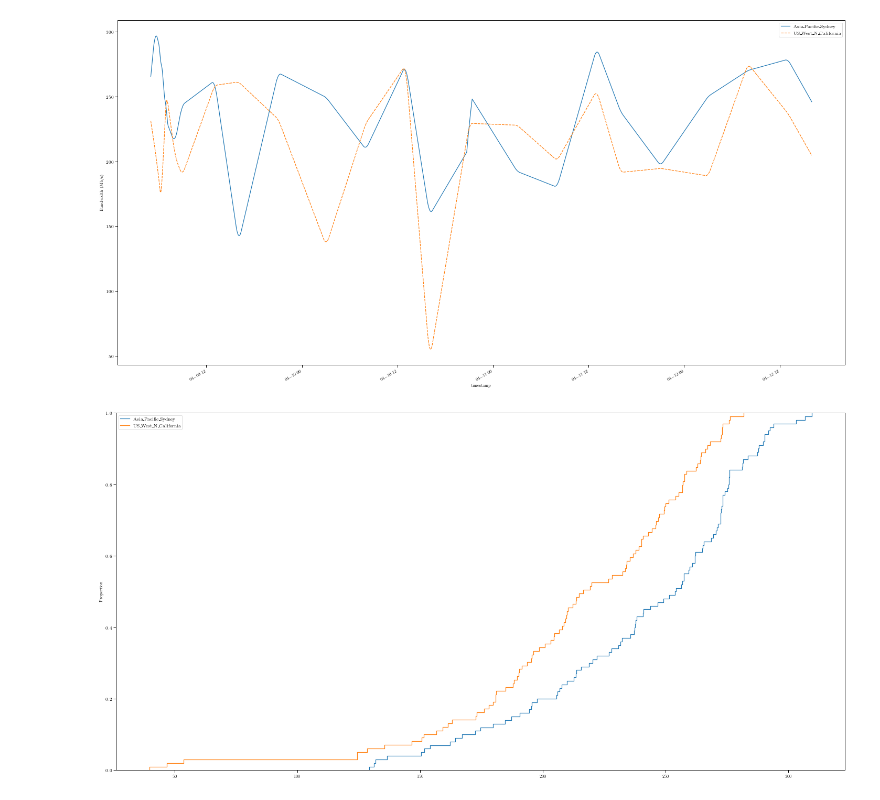
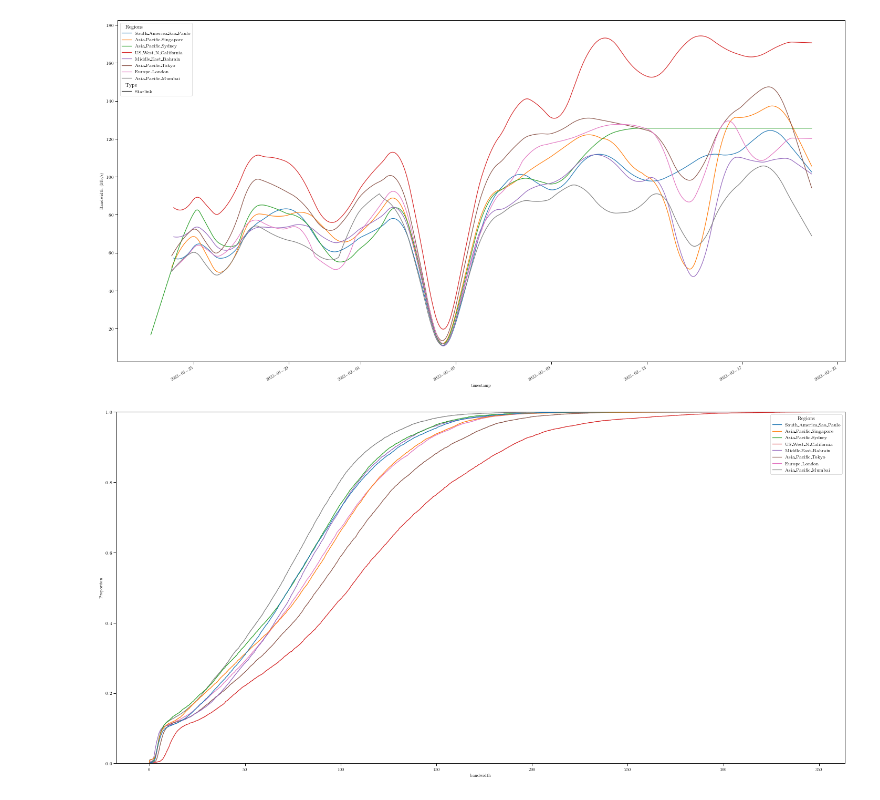
Before and after one commit to Starlink-Measurement/starlink-plot, a Jupyter notebook: plot_iperf3.ipynb, the cells around one changed output. Saved outputs shown, nothing was run; the diff lists cells and outputs as text; code cells hidden in the pictures.

```diff
--- a/plot_iperf3.ipynb
+++ b/plot_iperf3.ipynb
@@ -104,2 +121,9 @@ def combine_reg(src, pattern, keep='bandwidth', first=3):
 # %%
-src_dirs = [('Starlink', 'data/Starlink_csv_2022_04-07_to_04-12/')]
+#src_dirs = [('Starlink', 'data/Starlink_csv_2022_04-07_to_04-12/')]
+#src_dirs = [('Home', 'data/Home_network_data/Iperf_csv/2022-01-19_trad_iperf/')]
+src_dirs = []
+if fc1.selected_path:
+    src_dirs.append(('Starlink', fc1.selected_path))
+if fc.selected_path:
+    src_dirs.append(('Home', fc.selected_path))
+src_dirs
@@ -107,7 +134,11 @@ src_dirs = [('Starlink', 'data/Starlink_csv_2022_04-07_to_04-12/')]
 df = pd.DataFrame()
 for type_name, folder in src_dirs:
     #df = concat_df(args.src_folder, UDP_UP, [JITTER])
-    df_temp = combine_reg(folder, UDP_DOWN, first=1)
-    df = df.merge(df_temp, how='outer', left_index=True, right_index=True)
+    df_temp = combine_reg(folder, TCP_DOWN, first=1)
+    df_temp = pd.concat({type_name: df_temp}, axis=1)
+    if not df.empty:
+        df = df.merge(df_temp, how='outer', left_index=True, right_index=True)
+    else:
+        df = df_temp
 df
 # %% [output]
@@ -157,7 +185,7 @@ df_regs
 # %%
 # Aggreagation options
 df_regs_interp = df_regs
-df_regs_interp = df_regs_interp.resample('T').mean()
+df_regs_interp = df_regs_interp.resample('H').mean()
 df_regs_interp = df_regs_interp.interpolate(method='linear')
 df_regs_interp = df_regs_interp.apply(lambda x: savgol_filter(x,41,1))
 # Perform savgol filtering
@@ -181,0 +211,11 @@ df_regs_interp
+# %%
+N_REGIONS = 'Regions'
+N_TIMESTAMP = 'Timestamp'
+N_TYPE = 'Type'
+
+df_unstacked = df_regs_interp.unstack().dropna(how=all)
+df_unstacked = df_unstacked.mask(df_unstacked == -1).reset_index(name=BANDWIDTH)
+df_unstacked.rename(columns={'level_0': N_TYPE, 'level_1': N_REGIONS},
+        inplace=True)
+
+df_unstacked
@@ -182,30 +236,32 @@ df_regs_interp
 # %%
 #fig, ax = plt.subplots(figsize=(3.5,3))
 fig, ax = plt.subplots(figsize=(20,10))
 
 ax.xaxis.update_units(df.index)
 y_val = df_unstacked.bandwidth
 #sns.scatterplot(x=ax.xaxis.convert_units(df.timestamp), y=y_val, ax=ax)
 #sns.jointplot(x=ax.xaxis.convert_units(df.timestamp), y=y_val, ax=ax)
 
 #sns.lineplot(x=ax.xaxis.convert_units(df.index), y=y_val, ax=ax, hue=y_val.isna().cumsum(),
 #        palette=["black"]*sum(y_val.isna()), markers=True, legend=False)
 #sns.lineplot(data=df_regs)
-g = sns.lineplot(data=df_regs_interp)
+
+g = sns.lineplot(data=df_unstacked, x='timestamp', y='bandwidth', hue=N_REGIONS, style=N_TYPE)
+#g = sns.lineplot(data=df_unstacked, x=df_unstacked.index, y='bandwidth')
 #ax.set(yscale='log')
 g.figure.autofmt_xdate()
 
 #ax.set_ylabel("Jitter (ms)")
 ax.set_ylabel("Bandwidth (Mb/s)")
 fig.tight_layout()
 # %% [output]
-[figure, old version]
+[figure, new version]
 # %%
 fig2, ax2 = plt.subplots(figsize=(20,10))
-sns.ecdfplot(data=df_regs)
+sns.ecdfplot(data=df_unstacked, x='bandwidth', hue=N_REGIONS)
 fig2.tight_layout()
 # %% [output]
-[figure, old version]
+[figure, new version]
 # %%
 fig.savefig(f'output/throughput/throughput.png', bbox_inches='tight')
 fig2.savefig(f'output/throughput/throughput_cdf.png', bbox_inches='tight')
```
Also changed, not shown: parts of 9 cells of this notebook, 2 other files.
